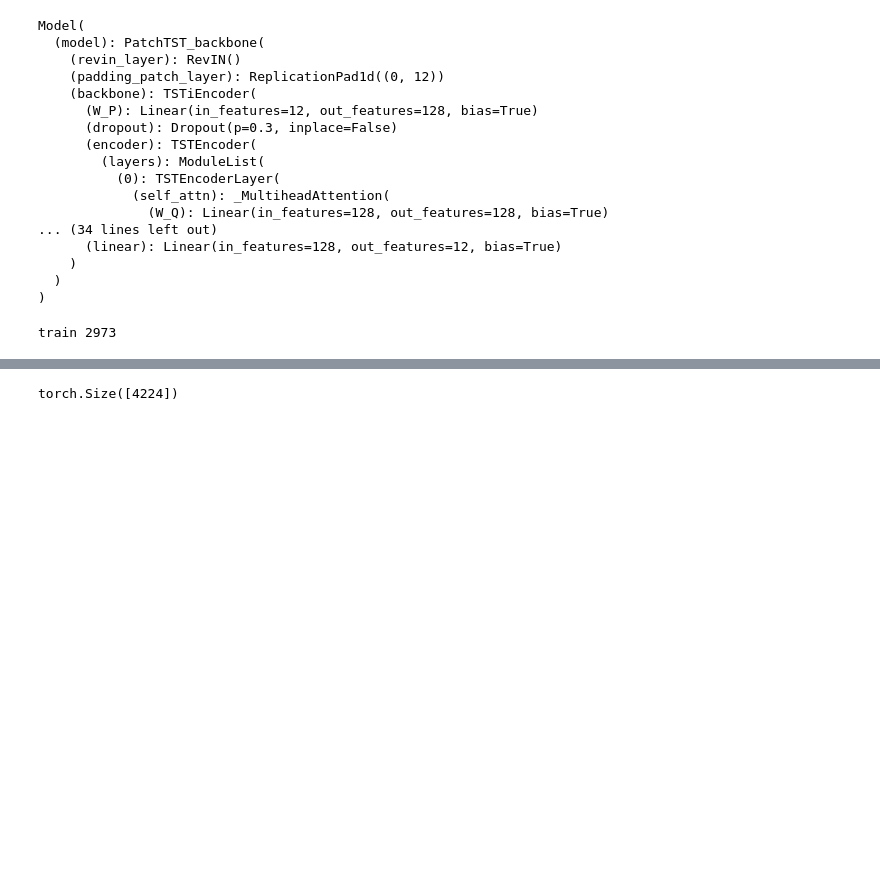
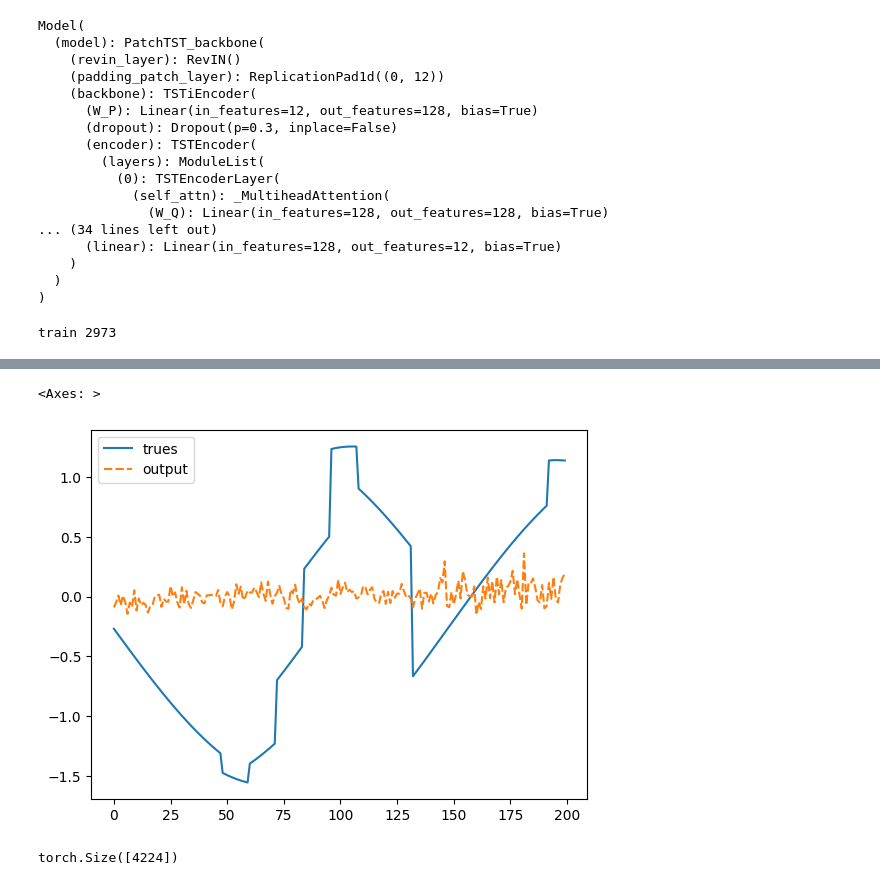
Before and after one commit to arvgram/SEB-TS_foundation, a Jupyter notebook: ts_modelling/modelling.ipynb, the cells around one changed output, grey strips where cells are left out. Cells and saved outputs as stored; diff of their text form; code cells hidden in the pictures; blank space fills up the shorter version.

```diff
--- a/ts_modelling/modelling.ipynb
+++ b/ts_modelling/modelling.ipynb
@@ -170,3 +318,11 @@ torch.Size([32, 336, 1])
+# %%
+import seaborn as sns
+sns.lineplot(
+    data = df[:200],
+)
+# %% [output]
+<Axes: >
+[figure, added]
 # %%
 torch.masked_select()
 # %% [output]
```
Also changed, not shown: parts of 13 cells of this notebook, 3 other files.
